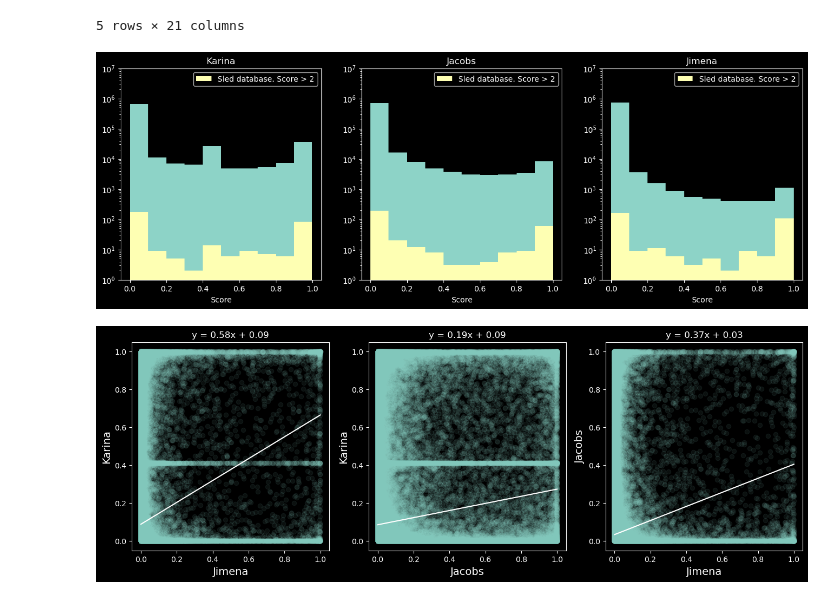
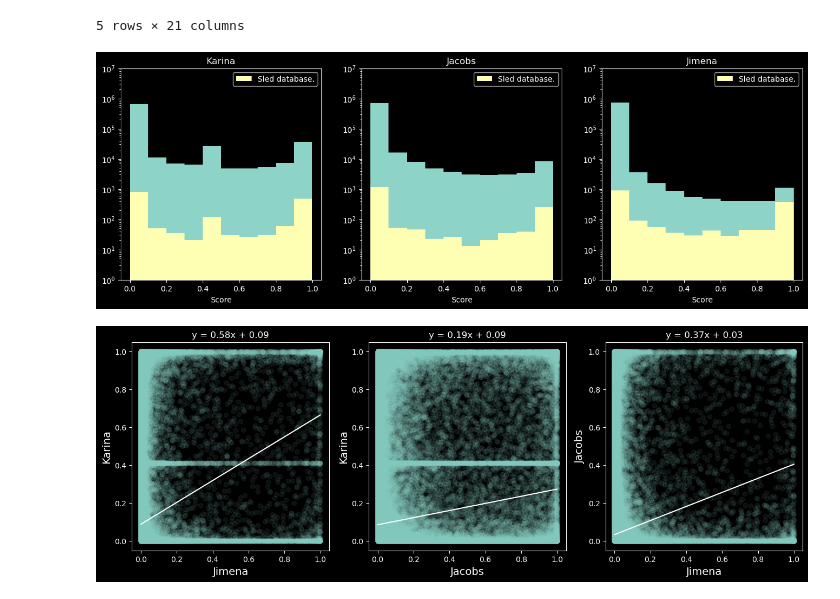
Before and after one commit to JimenaGonzalez/Citizen_science_project, a Jupyter notebook: Intersection/Basic_analysis.ipynb, the cells around one changed output. Cells and saved outputs as stored; diff of their text form; code cells hidden in the pictures.

Commit message:
Updated SLED data to tigher crossmatch

```diff
--- a/Intersection/Basic_analysis.ipynb
+++ b/Intersection/Basic_analysis.ipynb
@@ -32,46 +32,46 @@ data.head()
 | 4 | 44.834282 | 0.290406 | 0.000004 | 333398843 | 44.834282 | 0.290406 | 0.0000 | 0.0 | 0.0 | ... |
 5 rows × 21 columns
 # %%
-cand_sled = pd.read_csv('data/in_SLED.csv')
+cand_sled = pd.read_csv('data/in_SLED2.csv')
 cand_sled = cand_sled[cand_sled['score'].notnull()]
 cand_sled['score'] = pd.to_numeric(cand_sled['score'], errors='coerce')
 cand_sled = cand_sled.dropna(subset=['score'])
 cand_sled = cand_sled.reset_index(drop=True)
 cand_sled = cand_sled.astype({'score': float})
-cand_sled = cand_sled[cand_sled['score'] > 2]
+#cand_sled = cand_sled[cand_sled['score'] > 2]
 
 plt.figure(figsize=(16,5))
 
 plt.subplot(1,3,1)
 plt.title('Karina')
 plt.hist(data['K_SCORE'])
-plt.hist(cand_sled['K_SCORE'], label='Sled database. Score > 2')
+plt.hist(cand_sled['K_SCORE'], label='Sled database.')
 plt.xlabel('Score')
 plt.yscale('log')
 plt.ylim(1, 10**7)
 plt.legend()
 
 plt.subplot(1,3,2)
 plt.title('Jacobs')
 plt.hist(data['score_sims'])
-plt.hist(cand_sled['score_sims'], label='Sled database. Score > 2')
+plt.hist(cand_sled['score_sims'], label='Sled database.')
 plt.xlabel('Score')
 plt.yscale('log')
 plt.ylim(1, 10**7)
 plt.legend()
 
 plt.subplot(1,3,3)
 plt.title('Jimena')
 plt.hist(data['SINGLE'])
-plt.hist(cand_sled['SINGLE'], label='Sled database. Score > 2')
+plt.hist(cand_sled['SINGLE'], label='Sled database.')
 plt.xlabel('Score')
 plt.yscale('log')
 plt.ylim(1, 10**7)
 plt.legend()
 
 plt.show()
 # %% [output]
-[figure, old version]
+[figure, new version]
 # %%
 linear_regressor = LinearRegression()
 
```
Also changed, not shown: parts of 14 cells of this notebook, 1 other file.
